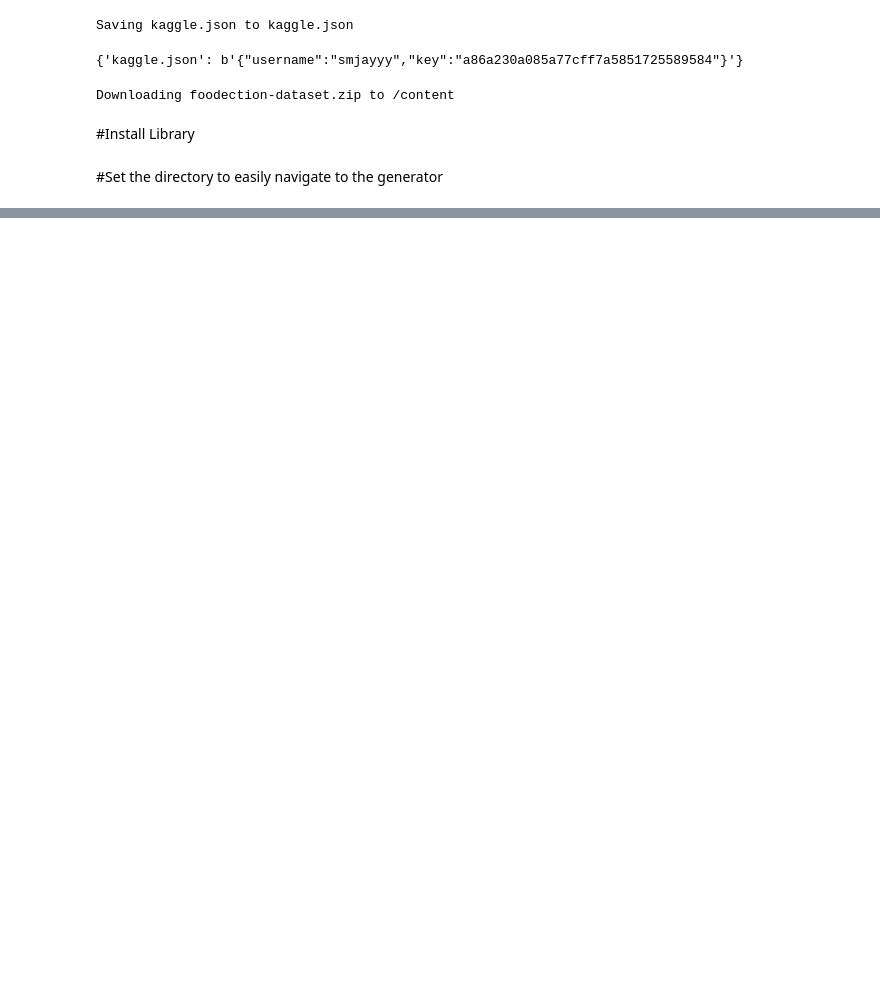
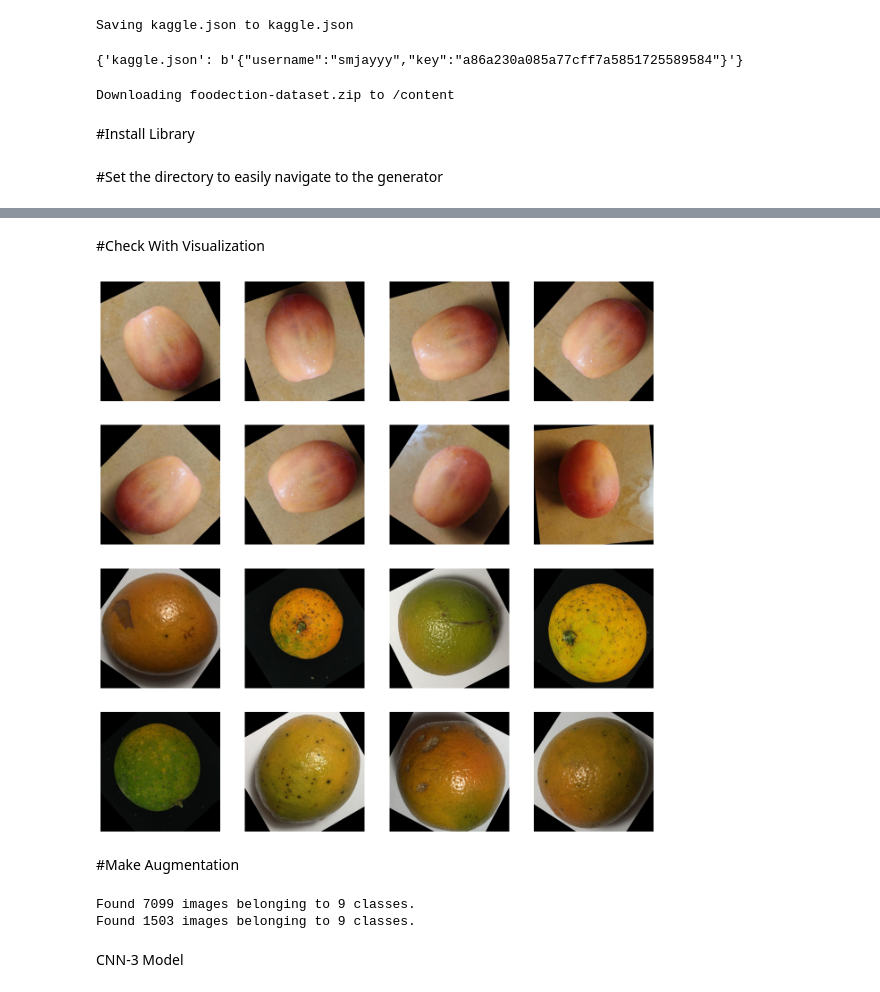
Before and after one commit to hildazaqya/project-capstone, a Jupyter notebook: firna/Foodection.ipynb, the cells around one changed output, grey strips where cells are left out. Drawn from its saved outputs; the diff is of its cells as text; code cells hidden in the pictures; blank space fills up the shorter version.

```diff
--- a/firna/Foodection.ipynb
+++ b/firna/Foodection.ipynb
@@ -160,3 +168,60 @@ total testing jeruk busuk images : 319
 total testing wortel busuk images : 45
 total testing tomat segar images : 204
 total testing tomat segar sedang images : 42
+# %% [markdown]
+#Check With Visualization
+# %%
+# Parameters for our graph; we'll output images in a 4x4 configuration
+nrows = 4
+ncols = 4
+
+pic_index = 0  # Add a line break here
+
+fig = plt.gcf()
+fig.set_size_inches(ncols * 4, nrows * 4)
+
+pic_index += 8
+
+next_tomatsegarsedang_pix = [os.path.join(train_tomatsegarsedang_dir, fname)
+                            for fname in train_tomatsegarsedang_fnames[pic_index - 8:pic_index]
+                            ]
+
+next_jeruksegarsedang_pix = [os.path.join(train_jeruksegarsedang_dir, fname)
+                            for fname in train_jeruksegarsedang_fnames[pic_index - 8:pic_index]
+                            ]
+
+for i, img_path in enumerate(next_tomatsegarsedang_pix  + next_jeruksegarsedang_pix):
+    # Set up subplot; subplot indices start at 1
+    sp = plt.subplot(nrows, ncols, i + 1)
+    sp.axis('Off')  # Don't show axes (or gridlines)
+
+    img = mpimg.imread(img_path)
+    plt.imshow(img)
+
+plt.show()
+# %% [output]
+[figure, added]
+# %% [markdown]
+#Make Augmentation
+# %%
+img_height = 150
+img_width = 150
+img_channels = 3
+num_epochs = 10
+
+train_datagen = ImageDataGenerator( rescale = 1.0/255.)
+test_datagen  = ImageDataGenerator( rescale = 1.0/255. )
+
+train_generator= train_datagen.flow_from_directory(train_dir,
+                                                    batch_size=20,
+                                                    class_mode='categorical',
+                                                    target_size=(img_height, img_width))
+test_generator =  test_datagen.flow_from_directory(test_dir,
+                                                    batch_size=20,
+                                                    class_mode='categorical',
+                                                    target_size=(img_height, img_width))
+# %% [output]
+Found 7099 images belonging to 9 classes.
+Found 1503 images belonging to 9 classes.
+# %% [markdown]
+CNN-3 Model
```
Also changed, not shown: parts of 11 cells of this notebook.
